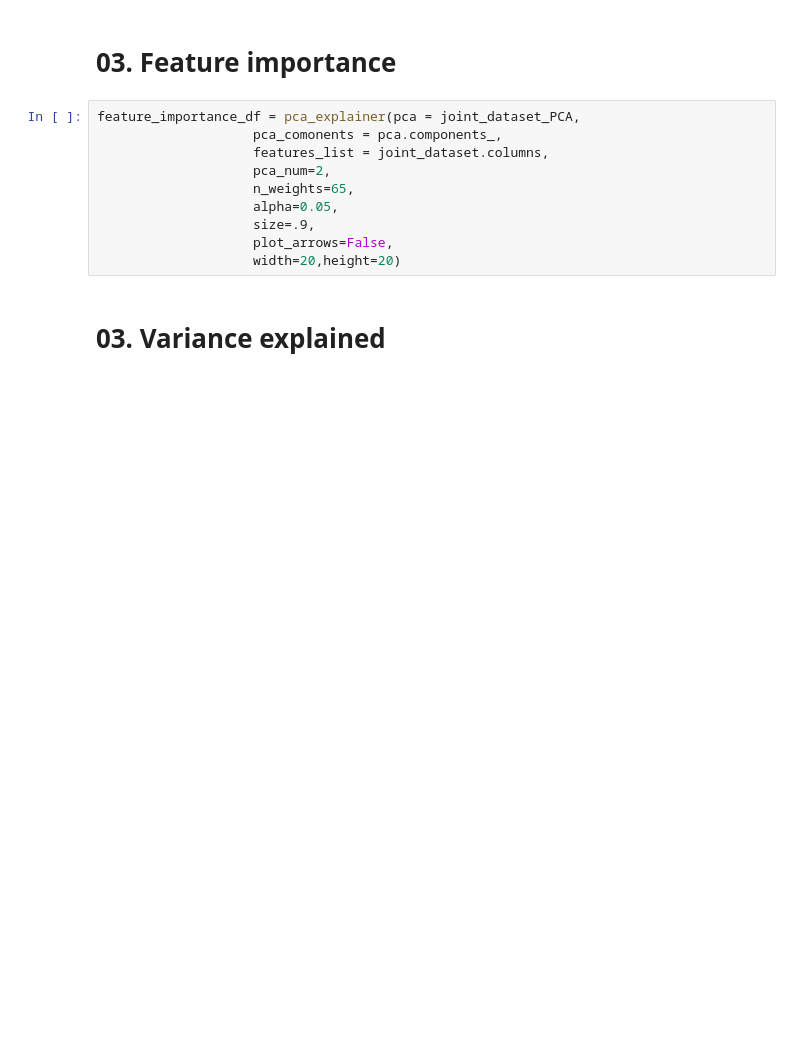
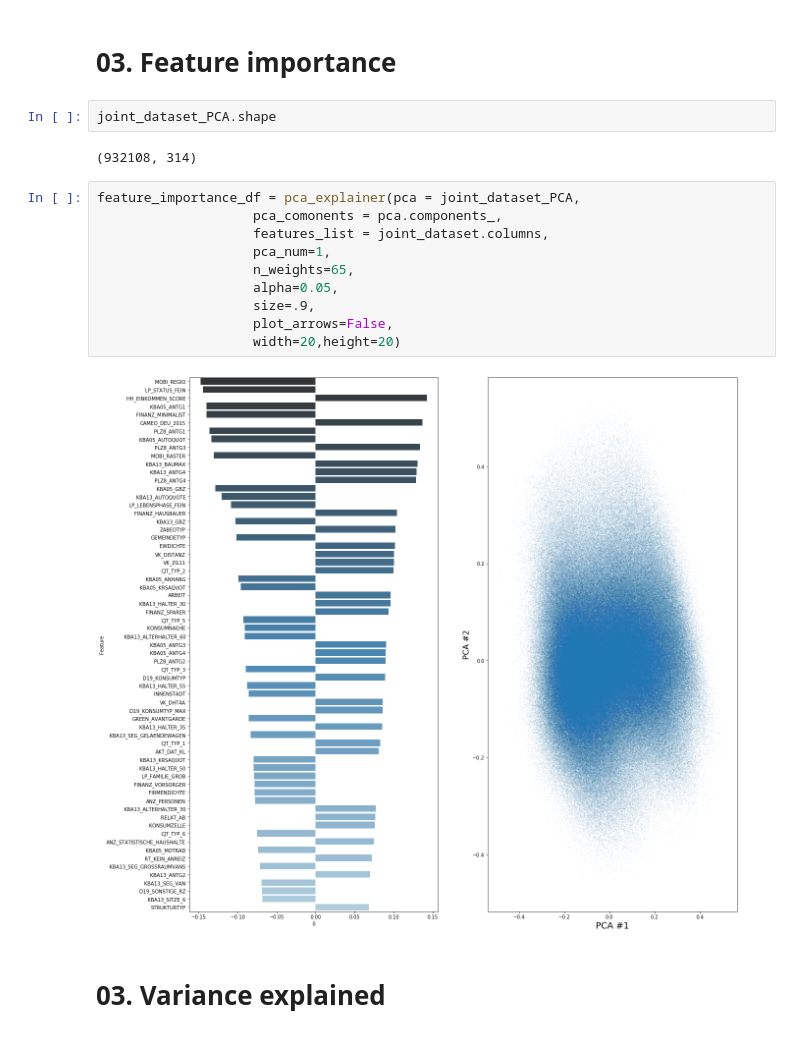
Before and after one commit to vaxherra/Arvato-Customer-Segmentation, a Jupyter notebook: Unsupervised/Unsupervised_Customer_Segmentation.ipynb, the cells around one changed output. Saved outputs shown, nothing was run; the diff lists cells and outputs as text; blank space fills up the shorter version.

```diff
--- a/Unsupervised/Unsupervised_Customer_Segmentation.ipynb
+++ b/Unsupervised/Unsupervised_Customer_Segmentation.ipynb
@@ -186,14 +240,20 @@ variance_explained(pca,95)
 # %% [markdown]
 # 03. Feature importance
+# %%
+joint_dataset_PCA.shape
+# %% [output]
+(932108, 314)
 # %%
 feature_importance_df = pca_explainer(pca = joint_dataset_PCA,
                     pca_comonents = pca.components_,
                     features_list = joint_dataset.columns,
-                    pca_num=2,
+                    pca_num=1,
                     n_weights=65,
                     alpha=0.05,
                     size=.9,
                     plot_arrows=False,
                     width=20,height=20)
+# %% [output]
+[figure, added]
 # %% [markdown]
 # 03. Variance explained
```
Also changed, not shown: parts of 3 cells of this notebook.
